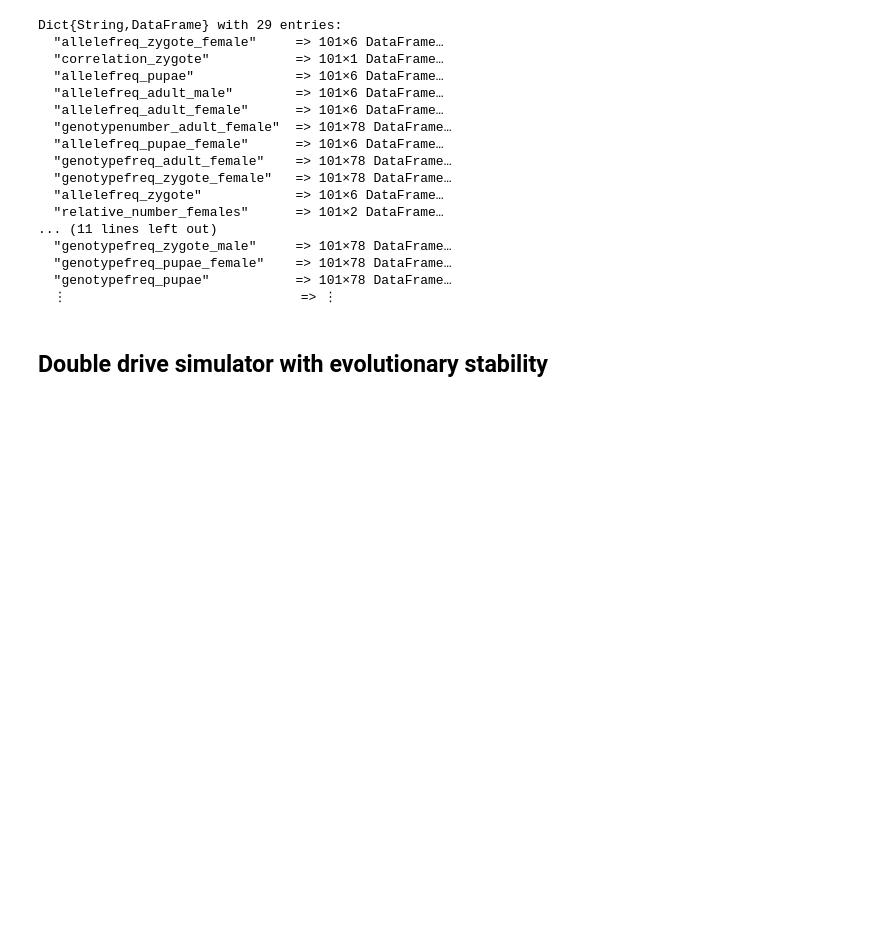
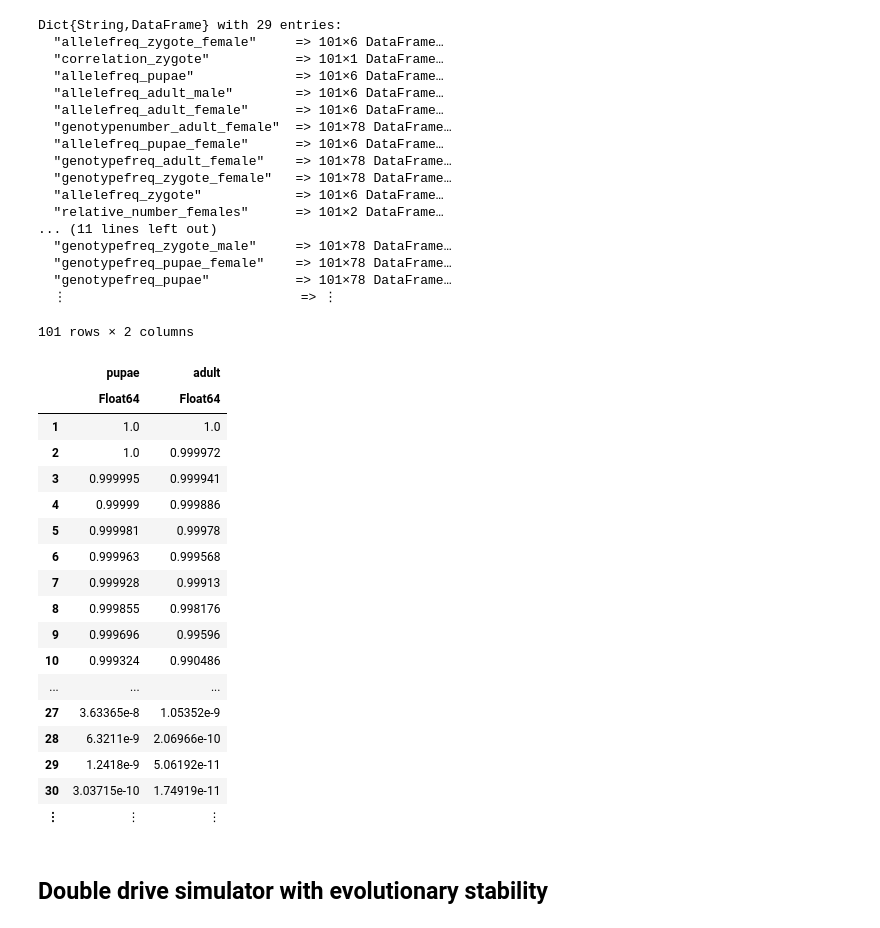
Before and after one commit to KatieWillis/DoubleDriveSimulator, a Jupyter notebook: Quick_User_Guide.ipynb, the cells around one changed output. Saved outputs shown, nothing was run; the diff lists cells and outputs as text; code cells hidden in the pictures; blank space fills up the shorter version.

```diff
--- a/Quick_User_Guide.ipynb
+++ b/Quick_User_Guide.ipynb
@@ -479,6 +511,28 @@ Dict{String,DataFrame} with 29 entries:
   "genotypefreq_pupae_female"    => 101×78 DataFrame…
   "genotypefreq_pupae"           => 101×78 DataFrame…
   ⋮                              => ⋮
+# %%
+data_dict["relative_number_females"]
+# %% [output]
+101 rows × 2 columns
+|  | pupae | adult |
+|  | Float64 | Float64 |
+| 1 | 1.0 | 1.0 |
+| 2 | 1.0 | 0.999972 |
+| 3 | 0.999995 | 0.999941 |
+| 4 | 0.99999 | 0.999886 |
+| 5 | 0.999981 | 0.99978 |
+| 6 | 0.999963 | 0.999568 |
+| 7 | 0.999928 | 0.99913 |
+| 8 | 0.999855 | 0.998176 |
+| 9 | 0.999696 | 0.99596 |
+| 10 | 0.999324 | 0.990486 |
+| ... | ... | ... |
+| 27 | 3.63365e-8 | 1.05352e-9 |
+| 28 | 6.3211e-9 | 2.06966e-10 |
+| 29 | 1.2418e-9 | 5.06192e-11 |
+| 30 | 3.03715e-10 | 1.74919e-11 |
+| ⋮ | ⋮ | ⋮ |
 # %% [markdown]
 ## Double drive simulator with evolutionary stability
 # %%
```
Also changed, not shown: parts of 4 cells of this notebook, 4 other files.
